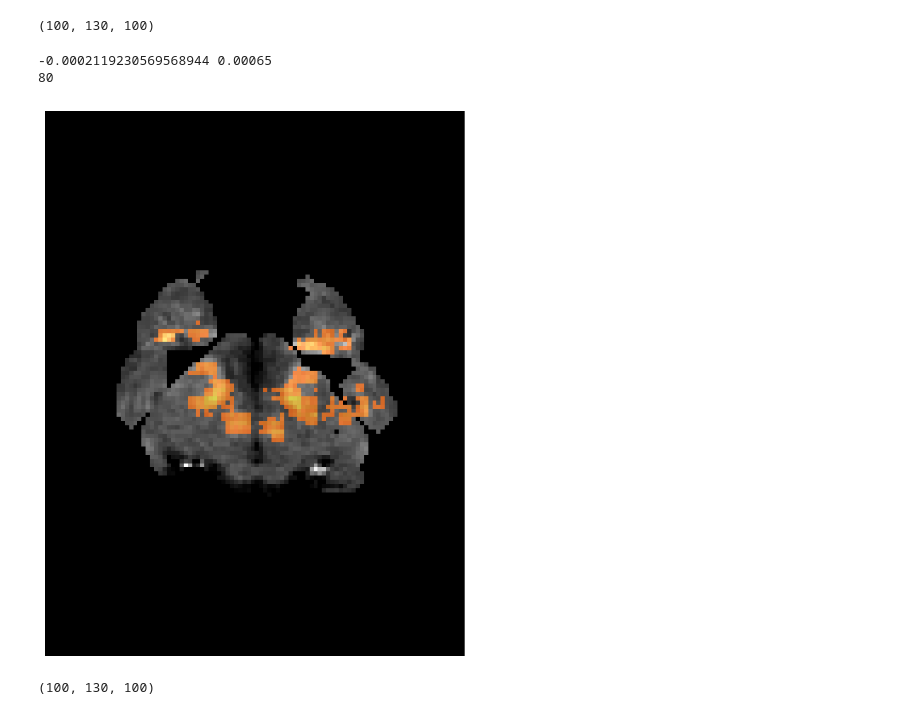
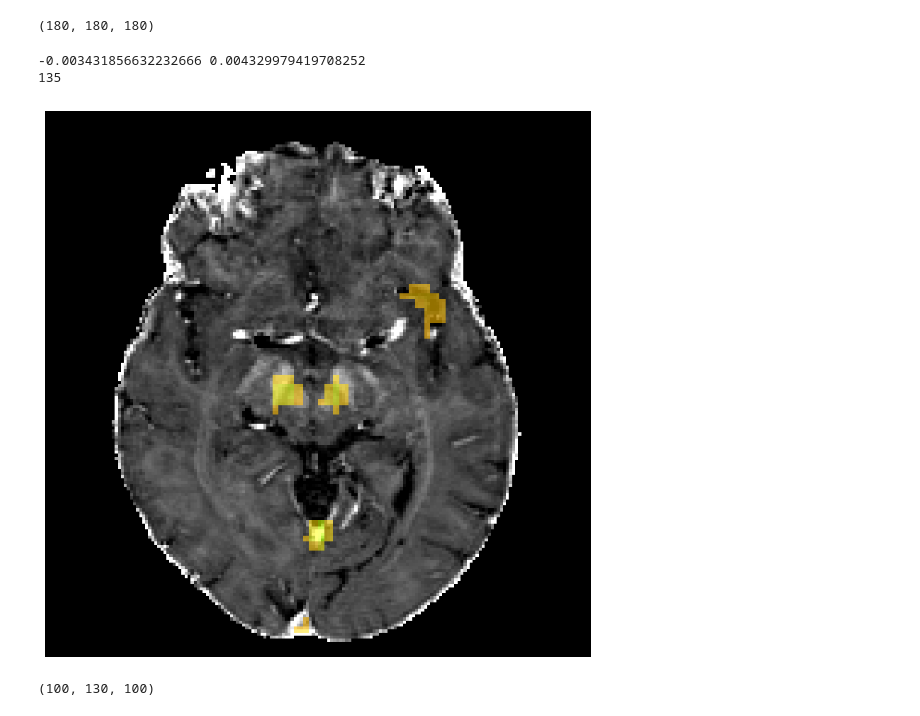
Before and after one commit to alexCortinaU/parkinson_classification, a Jupyter notebook: plots_and_figures.ipynb, the cells around one changed output. Drawn from its saved outputs; the diff is of its cells as text; code cells hidden in the pictures.

```diff
--- a/plots_and_figures.ipynb
+++ b/plots_and_figures.ipynb
@@ -159,8 +159,8 @@ def overlay_heatmap_on_image(og_nda: np.ndarray,
     return roi_img
 # %%
 subject = 'sub-019'
-exp_name = '6A_hMRI_R2s_WLS1_optim_adam_lr_0.01'
-xai_type = 'grad_based' # grad_based occ_sens
+exp_name = '4A_hMRI_R2s_WLS1_optim_adam_lr_0.01'
+xai_type = 'occ_sens' # grad_based occ_sens
 exp_path_o = Path(f'/mrhome/alejandrocu/Documents/parkinson_classification/xai_outs/{subject}/occ_sens/{exp_name}')
 exp_path = Path(f'/mrhome/alejandrocu/Documents/parkinson_classification/xai_outs/{subject}/{xai_type}/{exp_name}')
 if xai_type == 'occ_sens':
@@ -171,19 +171,19 @@ og_image = nib.load(str(exp_path_o / f"final_{subject}_R2s_WLS1_occ_s5_ps8_og_im
 og_nda = og_image.get_fdata()
 print(og_nda.shape)
 # %% [output]
-(100, 130, 100)
+(180, 180, 180)
 # %%
-roi_img = overlay_heatmap_on_image(og_nda, attr_map, 0.00006, 68, axis=2,
-                                   cv2_cmap=cv2.COLORMAP_WINTER, alpha=0.8, attr_max=0.00065) # 00065
+roi_img = overlay_heatmap_on_image(og_nda, attr_map, 0.0007, 81, axis=2,
+                                   cv2_cmap=cv2.COLORMAP_WINTER, alpha=0.8, attr_max=None) # 00065
 
 plt.figure(figsize=(10, 10))
 plt.imshow(np.flip(np.rot90(roi_img), axis=1))
 plt.axis('off')
 plt.show()
 # %% [output]
--0.0002119230569568944 0.00065
-80
+-0.003431856632232666 0.004329979419708252
+135
-[figure, old version]
+[figure, new version]
 # %%
 attr_map.shape
 # %% [output]
```
Also changed, not shown: 2 other files.
